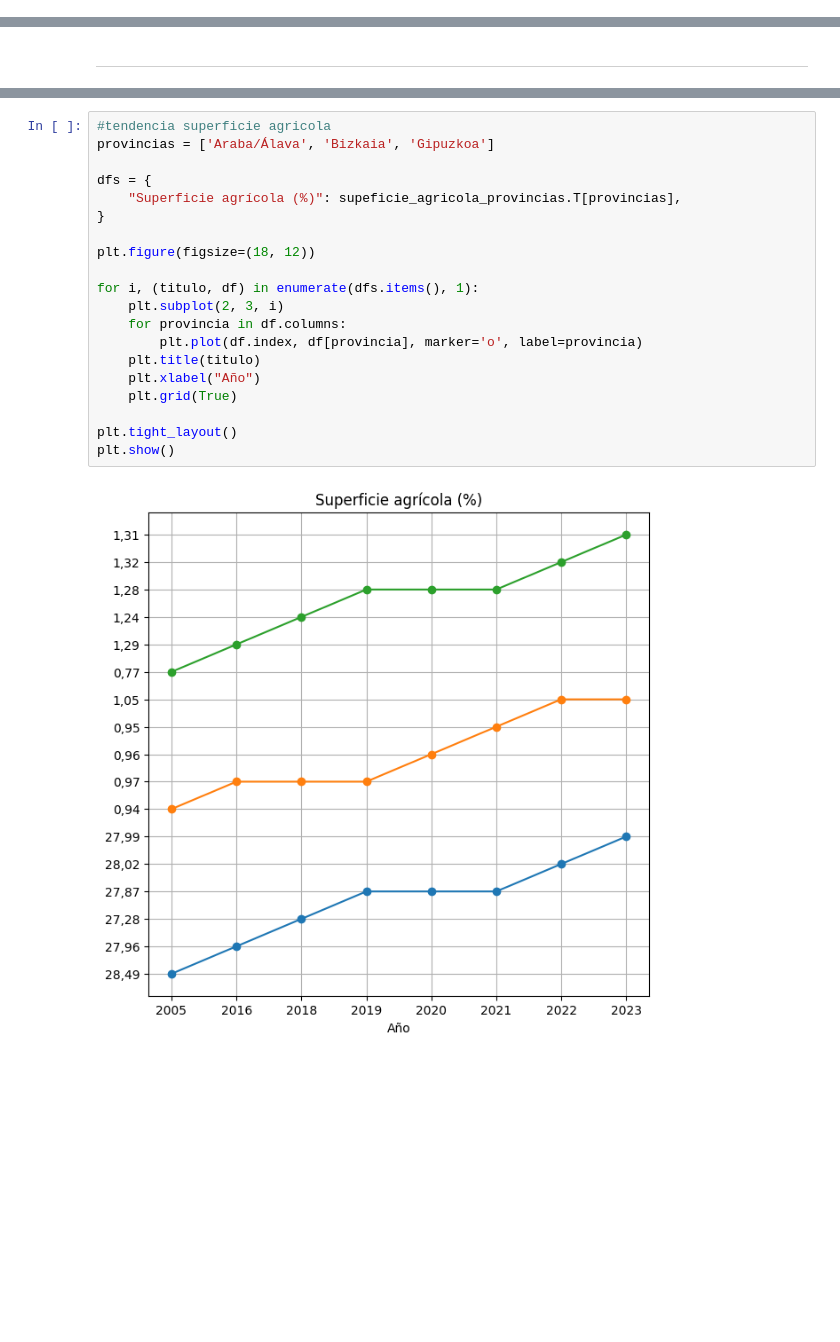
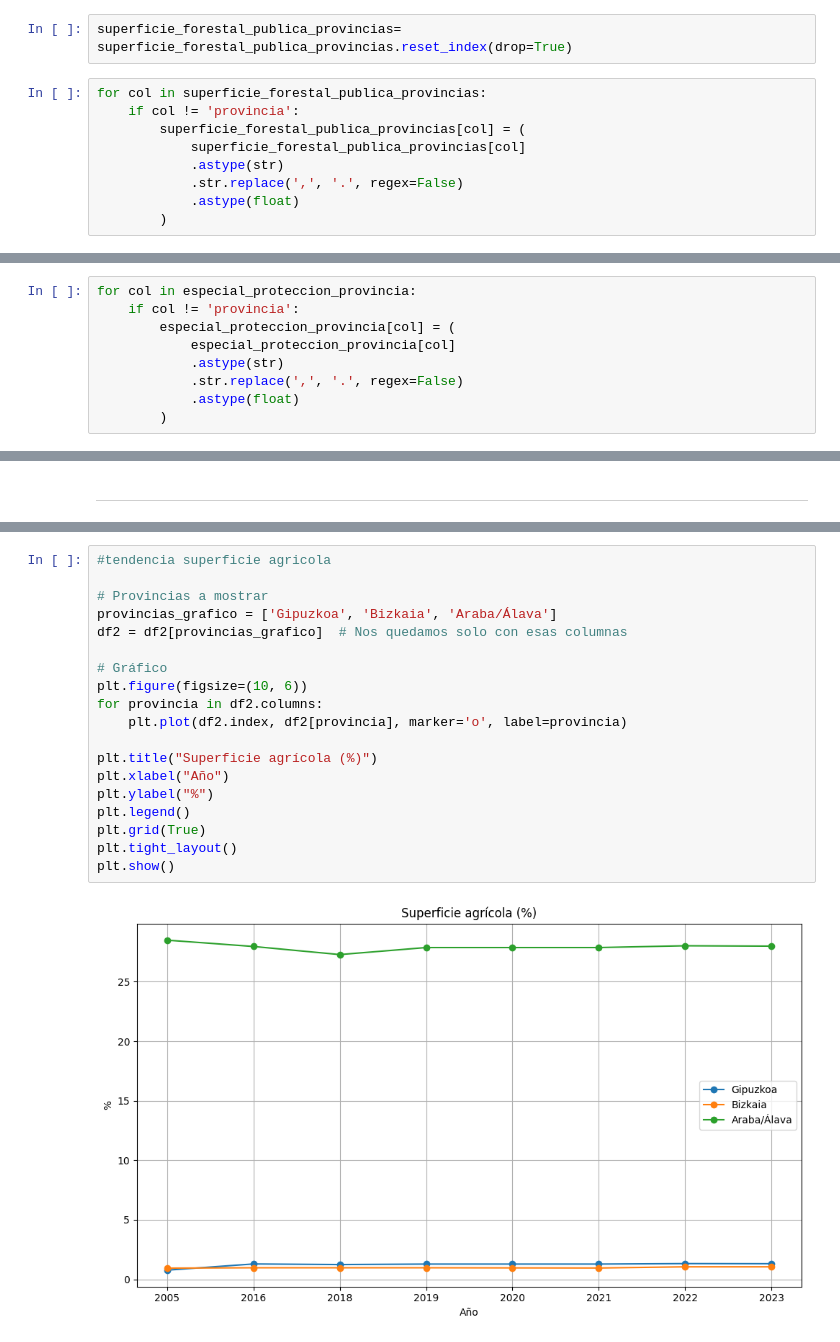
Before and after one commit to AnaExposito/EDA_ZONAS_VERDES, a Jupyter notebook: jupiter_zonas_verdes/Jupiter_zonas_verdes.ipynb, the cells around one changed output, grey strips where cells are left out. Saved outputs shown, nothing was run; the diff lists cells and outputs as text; blank space fills up the shorter version.

Commit message:
Actualizacion graficos

```diff
--- a/jupiter_zonas_verdes/Jupiter_zonas_verdes.ipynb
+++ b/jupiter_zonas_verdes/Jupiter_zonas_verdes.ipynb
@@ -505,3 +550,14 @@ superficie_forestal_publica_provincias = superficie_forestal_publica_provincias.
 # %%
 superficie_forestal_publica_provincias = superficie_forestal_publica_provincias[sorted(superficie_forestal_publica_provincias.columns)]
+# %%
+superficie_forestal_publica_provincias= superficie_forestal_publica_provincias.reset_index(drop=True)
+# %%
+for col in superficie_forestal_publica_provincias:
+    if col != 'provincia':
+        superficie_forestal_publica_provincias[col] = (
+            superficie_forestal_publica_provincias[col]
+            .astype(str)
+            .str.replace(',', '.', regex=False)
+            .astype(float)
+        )
 # %%
@@ -558,6 +614,15 @@ especial_proteccion_provincia = especial_proteccion_provincia.drop(2)
 especial_proteccion_provincia = especial_proteccion_provincia.reset_index(drop=True)
 # %%
 especial_proteccion_provincia = especial_proteccion_provincia.drop([4,5])
+# %%
+for col in especial_proteccion_provincia:
+    if col != 'provincia':
+        especial_proteccion_provincia[col] = (
+            especial_proteccion_provincia[col]
+            .astype(str)
+            .str.replace(',', '.', regex=False)
+            .astype(float)
+        )
 # %%
 especial_proteccion_provincia ##datos tabla provincias
 # %% [output]
@@ -762,22 +834,21 @@ plt.show()
 # %%
 #tendencia superficie agricola
-provincias = ['Araba/Álava', 'Bizkaia', 'Gipuzkoa']
 
-dfs = {
-    "Superficie agrícola (%)": supeficie_agricola_provincias.T[provincias],
-}
+# Provincias a mostrar
+provincias_grafico = ['Gipuzkoa', 'Bizkaia', 'Araba/Álava']
+df2 = df2[provincias_grafico]  # Nos quedamos solo con esas columnas
 
-plt.figure(figsize=(18, 12))
+# Gráfico
+plt.figure(figsize=(10, 6))
+for provincia in df2.columns:
+    plt.plot(df2.index, df2[provincia], marker='o', label=provincia)
 
-for i, (titulo, df) in enumerate(dfs.items(), 1):
-    plt.subplot(2, 3, i)
-    for provincia in df.columns:
-        plt.plot(df.index, df[provincia], marker='o', label=provincia)
-    plt.title(titulo)
-    plt.xlabel("Año")
-    plt.grid(True)
-
+plt.title("Superficie agrícola (%)")
+plt.xlabel("Año")
+plt.ylabel("%")
+plt.legend()
+plt.grid(True)
 plt.tight_layout()
 plt.show()
 # %% [output]
-[figure, old version]
+[figure, new version]
```
Also changed, not shown: parts of 62 cells of this notebook, 13 other files.
